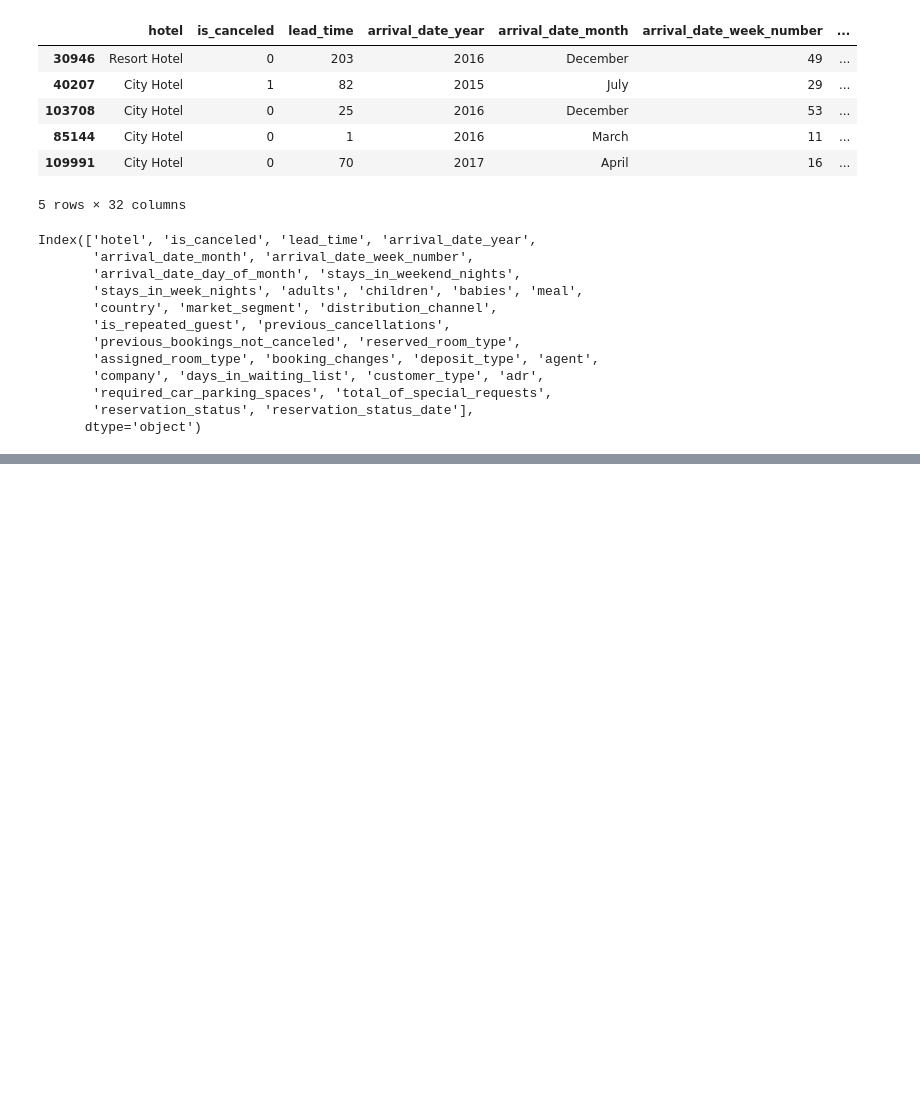
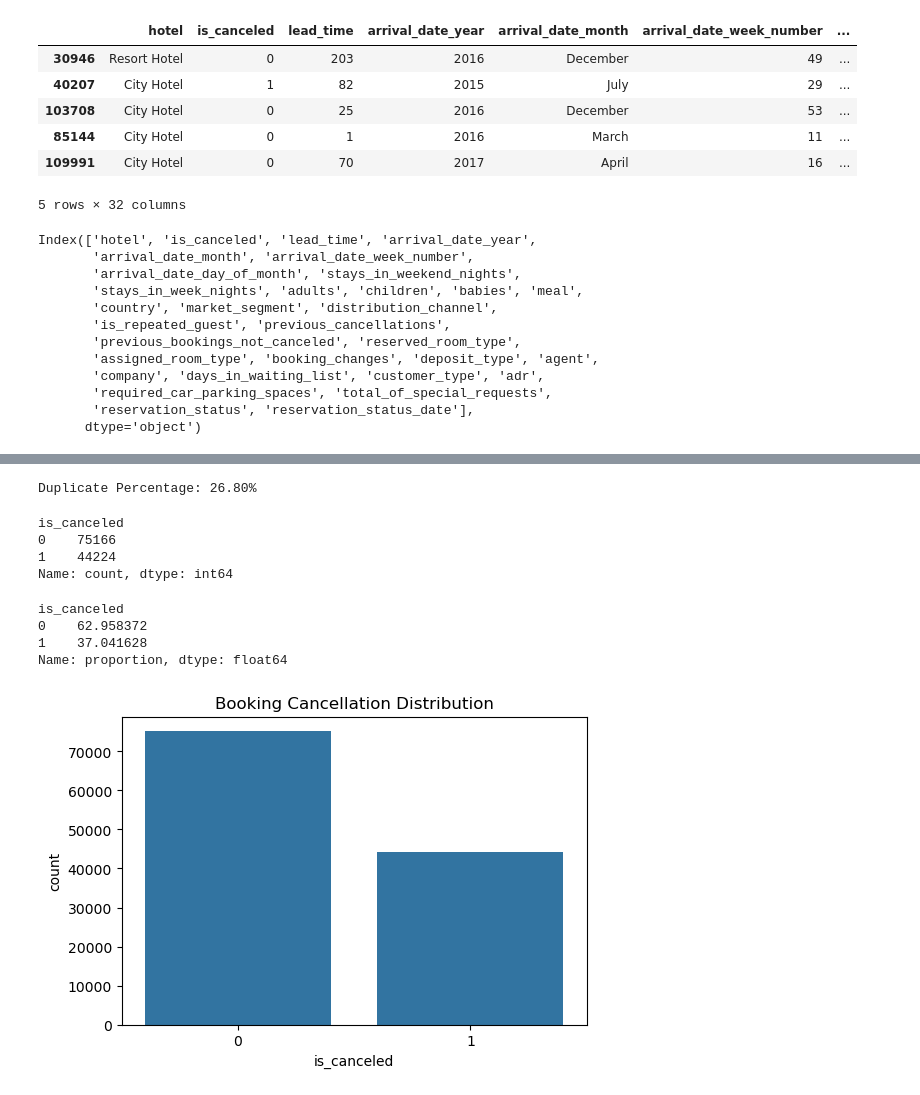
Before and after one commit to greeshavaishnavi09/Hotel_Booking_Cancellation_Prediction, a Jupyter notebook: research/02_eda.ipynb, the cells around one changed output, grey strips where cells are left out. Drawn from its saved outputs; the diff is of its cells as text; code cells hidden in the pictures; blank space fills up the shorter version.

```diff
--- a/research/02_eda.ipynb
+++ b/research/02_eda.ipynb
@@ -59,0 +226,33 @@ Index(['hotel', 'is_canceled', 'lead_time', 'arrival_date_year',
+# %%
+duplicate_percentage = (df.duplicated().sum() / len(df)) * 100  # percentage of duplicate rows
+
+print(f"Duplicate Percentage: {duplicate_percentage:.2f}%")
+# %% [output]
+Duplicate Percentage: 26.80%
+# %%
+df["is_canceled"].value_counts()  #count target class  # lot of bias not cancelled are more 0
+# %% [output]
+is_canceled
+0    75166
+1    44224
+Name: count, dtype: int64
+# %%
+(df["is_canceled"].value_counts(normalize=True) * 100) # percentage # To calculate the percentage distribution of each class.
+# %% [output]
+is_canceled
+0    62.958372
+1    37.041628
+Name: proportion, dtype: float64
+# %%
+import seaborn as sns                     # data visuvalization of target
+import matplotlib.pyplot as plt
+
+plt.figure(figsize=(6,4))
+
+sns.countplot(x="is_canceled", data=df)
+
+plt.title("Booking Cancellation Distribution")
+
+plt.show()
+# %% [output]
+[figure, added]
```
Also changed, not shown: parts of 26 cells of this notebook.
